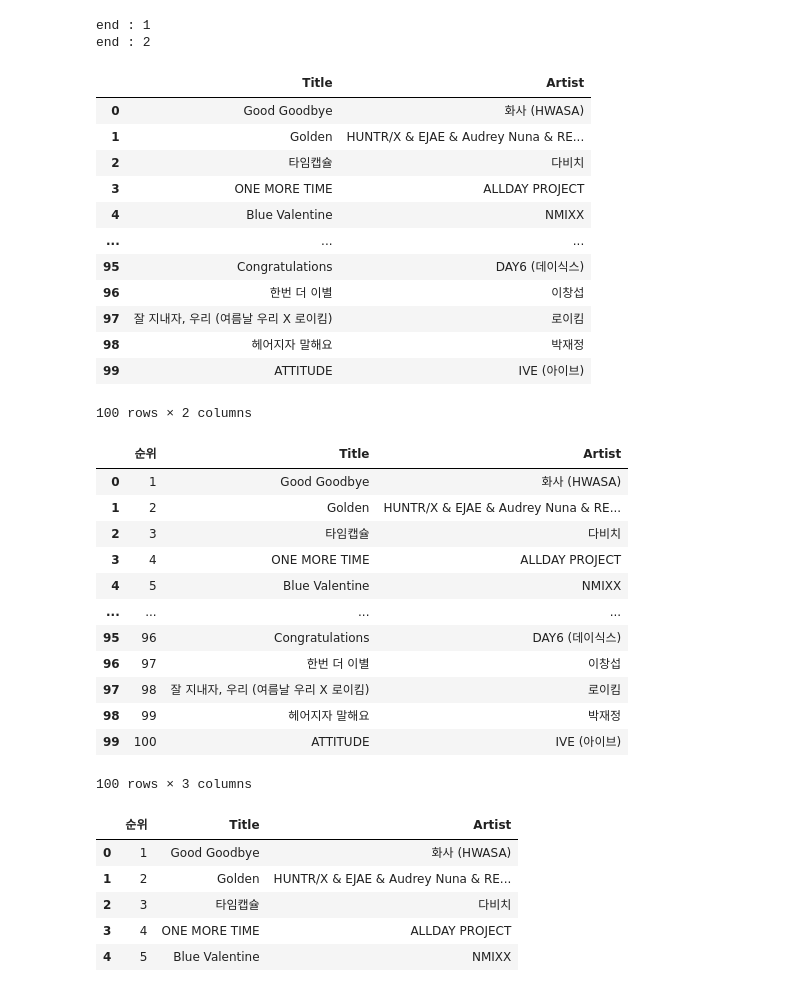
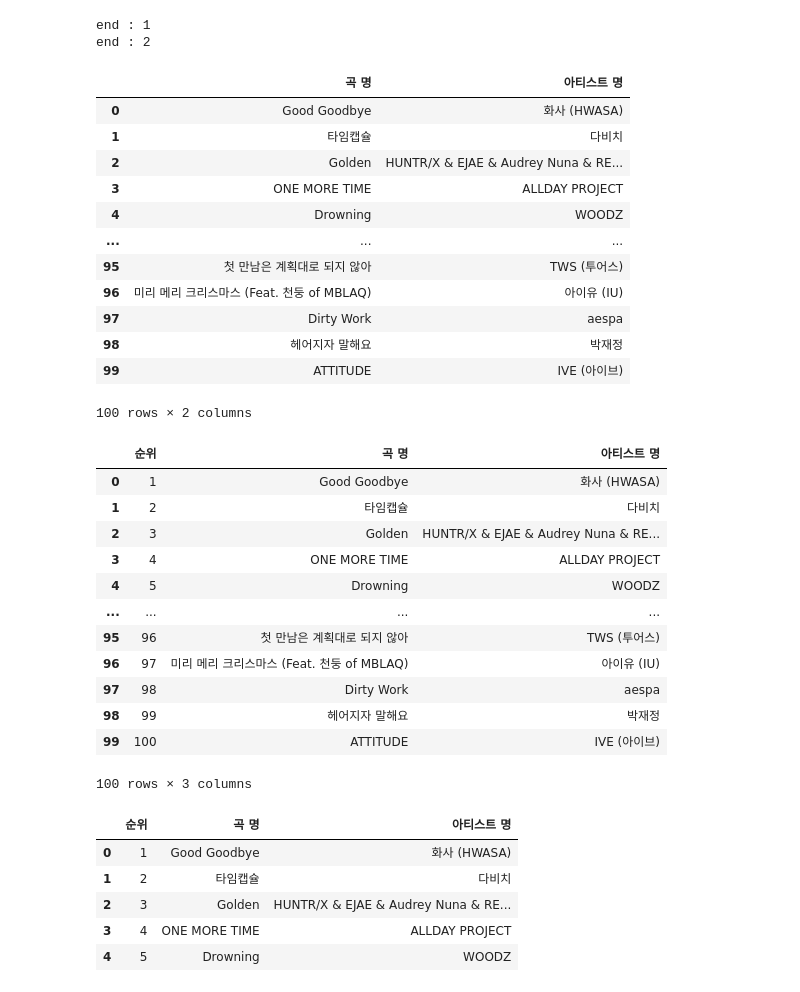
Before and after one commit to jeonggga/SESAC3_Study, a Jupyter notebook: 251205_music_chart.ipynb, the cells around one changed output. Cells and saved outputs as stored; diff of their text form; code cells hidden in the pictures.

```diff
--- a/251205_music_chart.ipynb
+++ b/251205_music_chart.ipynb
@@ -496,26 +528,26 @@ end : 2
 # %%
 # 제목 리스트와 가수 리스트를 딕셔너리 형태로 묶기
 genie_final = {
-    'Title': genie_title_list,   # 노래 제목들
-    'Artist': genie_artist_list  # 아티스트 이름들
+    '곡 명': genie_title_list,   # 노래 제목들
+    '아티스트 명': genie_artist_list  # 아티스트 이름들
 }
 
 # 딕셔너리를 pandas DataFrame 형태로 변환
 genie_final_df = pd.DataFrame(genie_final)
 
 # DataFrame 출력 (표 형태로 보기 쉬움)
 genie_final_df
 # %% [output]
-|  | Title | Artist |
+|  | 곡 명 | 아티스트 명 |
 | 0 | Good Goodbye | 화사 (HWASA) |
-| 1 | Golden | HUNTR/X & EJAE & Audrey Nuna & RE... |
-| 2 | 타임캡슐 | 다비치 |
+| 1 | 타임캡슐 | 다비치 |
+| 2 | Golden | HUNTR/X & EJAE & Audrey Nuna & RE... |
 | 3 | ONE MORE TIME | ALLDAY PROJECT |
-| 4 | Blue Valentine | NMIXX |
+| 4 | Drowning | WOODZ |
 | ... | ... | ... |
-| 95 | Congratulations | DAY6 (데이식스) |
-| 96 | 한번 더 이별 | 이창섭 |
-| 97 | 잘 지내자, 우리 (여름날 우리 X 로이킴) | 로이킴 |
+| 95 | 첫 만남은 계획대로 되지 않아 | TWS (투어스) |
+| 96 | 미리 메리 크리스마스 (Feat. 천둥 of MBLAQ) | 아이유 (IU) |
+| 97 | Dirty Work | aespa |
 | 98 | 헤어지자 말해요 | 박재정 |
 | 99 | ATTITUDE | IVE (아이브) |
 100 rows × 2 columns
@@ -529,16 +561,16 @@ genie_final_df = genie_final_df.reset_index().rename(columns={"index" : "순위"
 
 genie_final_df
 # %% [output]
-|  | 순위 | Title | Artist |
+|  | 순위 | 곡 명 | 아티스트 명 |
 | 0 | 1 | Good Goodbye | 화사 (HWASA) |
-| 1 | 2 | Golden | HUNTR/X & EJAE & Audrey Nuna & RE... |
-| 2 | 3 | 타임캡슐 | 다비치 |
+| 1 | 2 | 타임캡슐 | 다비치 |
+| 2 | 3 | Golden | HUNTR/X & EJAE & Audrey Nuna & RE... |
 | 3 | 4 | ONE MORE TIME | ALLDAY PROJECT |
-| 4 | 5 | Blue Valentine | NMIXX |
+| 4 | 5 | Drowning | WOODZ |
 | ... | ... | ... | ... |
-| 95 | 96 | Congratulations | DAY6 (데이식스) |
-| 96 | 97 | 한번 더 이별 | 이창섭 |
-| 97 | 98 | 잘 지내자, 우리 (여름날 우리 X 로이킴) | 로이킴 |
+| 95 | 96 | 첫 만남은 계획대로 되지 않아 | TWS (투어스) |
+| 96 | 97 | 미리 메리 크리스마스 (Feat. 천둥 of MBLAQ) | 아이유 (IU) |
+| 97 | 98 | Dirty Work | aespa |
 | 98 | 99 | 헤어지자 말해요 | 박재정 |
 | 99 | 100 | ATTITUDE | IVE (아이브) |
 100 rows × 3 columns
@@ -552,12 +584,12 @@ genie_df_read = pd.read_excel('genie_final_df.xlsx')
 # 출력 확인용
 genie_df_read.head()
 # %% [output]
-|  | 순위 | Title | Artist |
+|  | 순위 | 곡 명 | 아티스트 명 |
 | 0 | 1 | Good Goodbye | 화사 (HWASA) |
-| 1 | 2 | Golden | HUNTR/X & EJAE & Audrey Nuna & RE... |
-| 2 | 3 | 타임캡슐 | 다비치 |
+| 1 | 2 | 타임캡슐 | 다비치 |
+| 2 | 3 | Golden | HUNTR/X & EJAE & Audrey Nuna & RE... |
 | 3 | 4 | ONE MORE TIME | ALLDAY PROJECT |
-| 4 | 5 | Blue Valentine | NMIXX |
+| 4 | 5 | Drowning | WOODZ |
 # %%
 # 엑셀 파일 읽기 (엑셀 파일을 읽는 것 = 데이터를 DataFrame으로 불러오는 것)
 melon_df_read = pd.read_excel('melon_final_df.xlsx')
```
Also changed, not shown: parts of 14 cells of this notebook, 4 other files.
